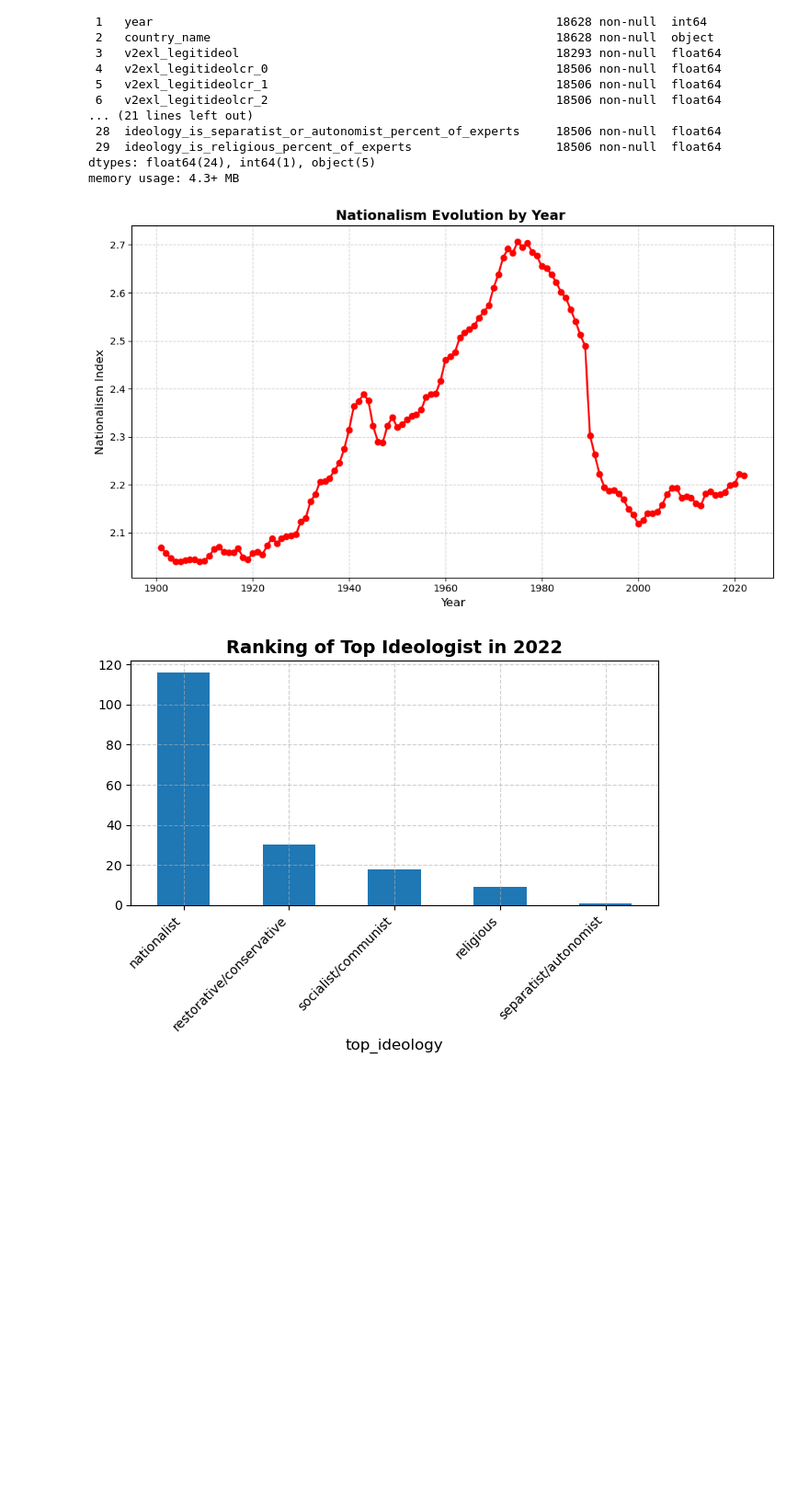
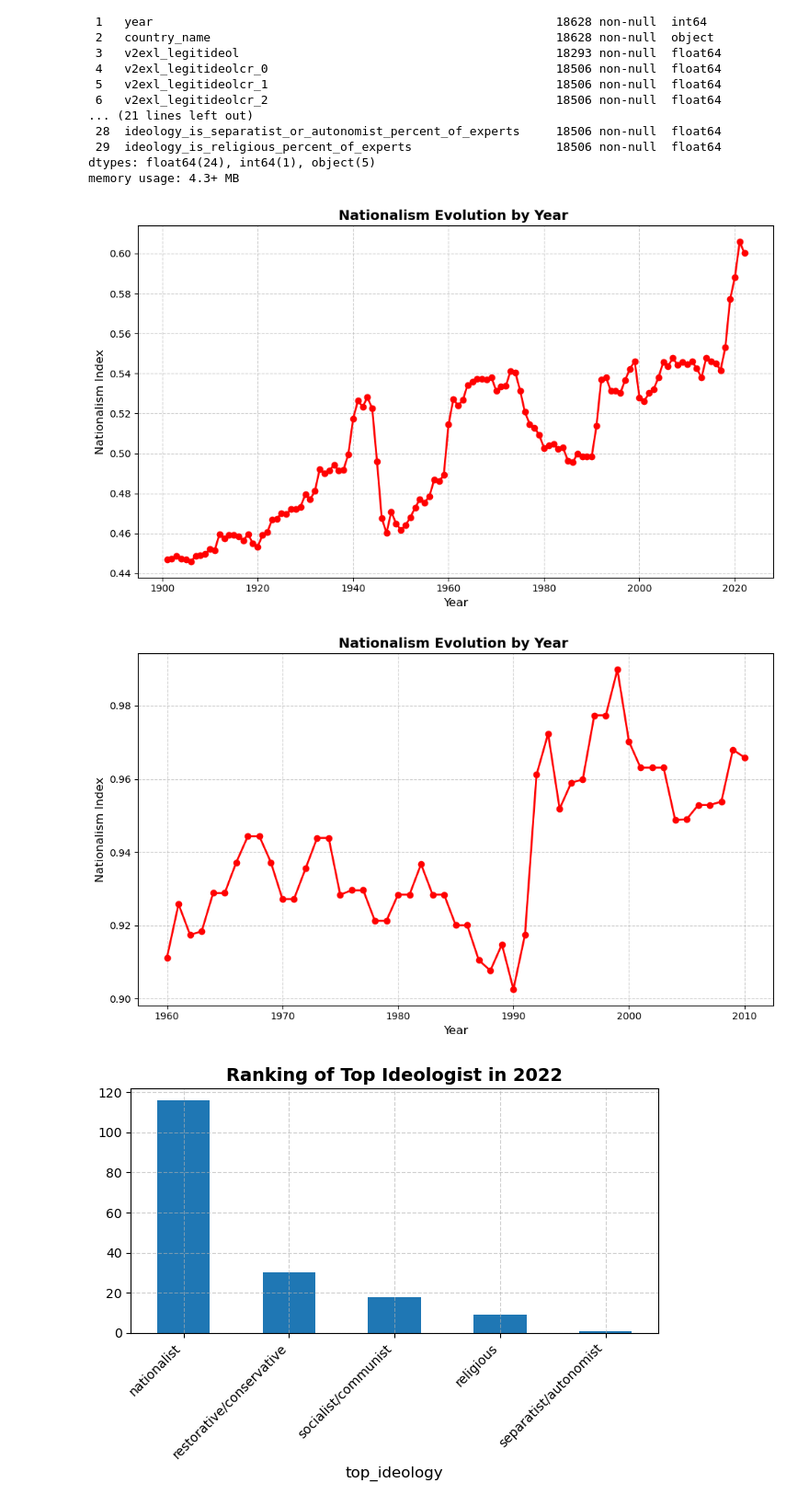
Before and after one commit to 17andreafranco/NationalismCorruptionData, a Jupyter notebook: NatCorrupt_VE.ipynb, the cells around one changed output. Shown at 92% size. Drawn from its saved outputs; the diff is of its cells as text; code cells hidden in the pictures; blank space fills up the shorter version.

```diff
--- a/NatCorrupt_VE.ipynb
+++ b/NatCorrupt_VE.ipynb
@@ -31,24 +31,50 @@ memory usage: 4.3+ MB
 # %%
 # Nationalism Evolution
 
 # Dataframe information
-df_corruption_yearly = df.groupby('year')[('nationalism')].mean()
+df_nationalism_y = df.groupby('year')[('ideology_is_nationalist_percent_of_experts')].mean()
 
 # Create graph
 plt.figure(figsize=(10, 6))
-df_corruption_yearly.plot(kind='line', color='red', marker='o', linestyle='-', linewidth=2)
+df_nationalism_y.plot(kind='line', color='red', marker='o', linestyle='-', linewidth=2)
 
 # Title and labels
 plt.title('Nationalism Evolution by Year ', fontsize=14, fontweight='bold')
 plt.xlabel('Year', fontsize=12)
 plt.ylabel('Nationalism Index', fontsize=12)
 
 # Show graph
 plt.grid(True, linestyle='--', alpha=0.6)
 plt.tight_layout()
 plt.show()
+
+# Nationalism Evolution (2000 - 2022)
+
+# Dataframe information
+df_filtered = df[(df['year'] >= 1960) & (df['year'] <= 2010)]
+df_nationalism = (
+    df_filtered.groupby('year')['ideology_is_nationalist_percent_of_experts']
+    .nlargest(20)
+    .groupby(level=0)
+    .mean()
+)
+
+# Create graph
+plt.figure(figsize=(10, 6))
+df_nationalism.plot(kind='line', color='red', marker='o', linestyle='-', linewidth=2)
+
+# Title and labels
+plt.title('Nationalism Evolution by Year ', fontsize=14, fontweight='bold')
+plt.xlabel('Year', fontsize=12)
+plt.ylabel('Nationalism Index', fontsize=12)
+
+# Show graph
+plt.grid(True, linestyle='--', alpha=0.6)
+plt.tight_layout()
+plt.show()
 # %% [output]
-[figure, old version]
+[figure, new version]
+[figure, added]
 # %%
 #Dataframe information
 df_year= df[df['year'] == 2022]
```
Also changed, not shown: parts of 5 cells of this notebook, 5 other files.
